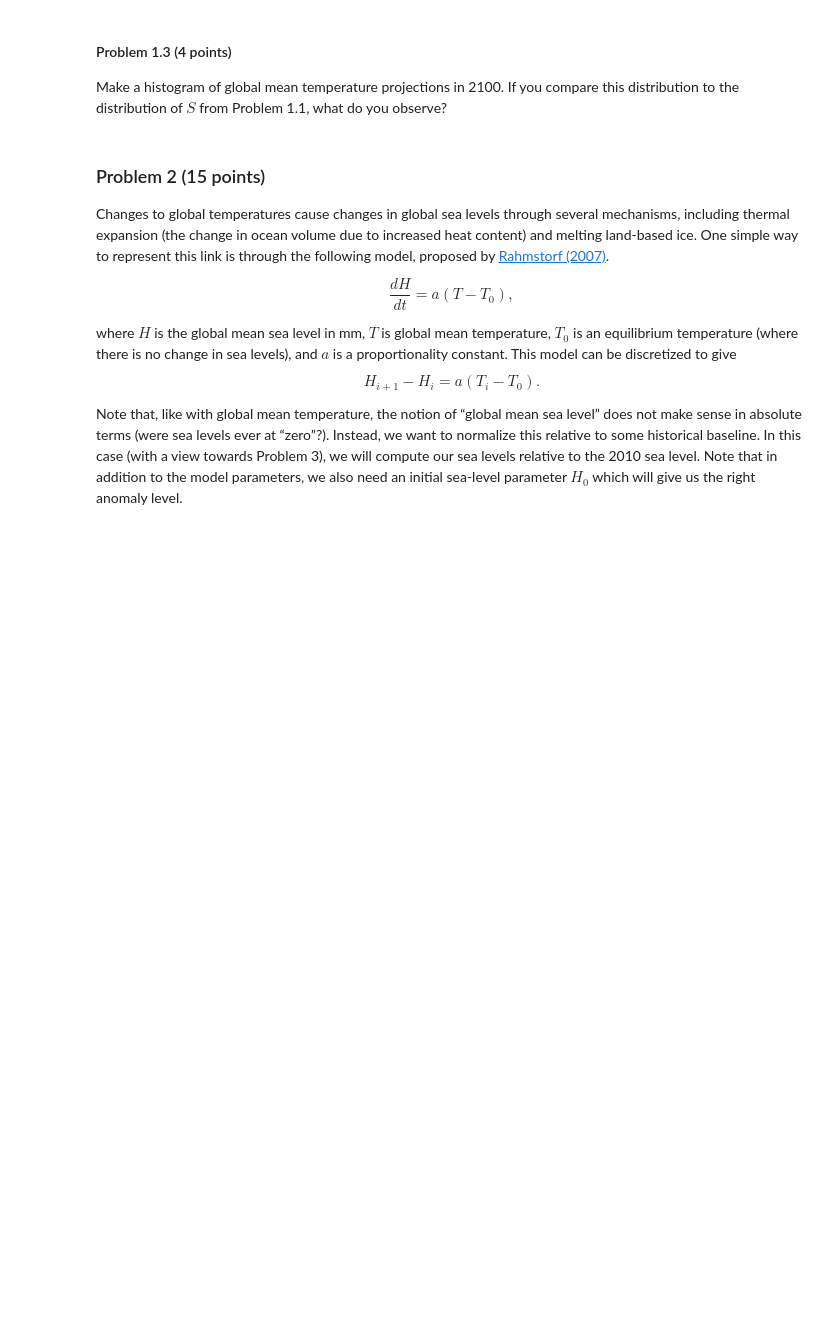
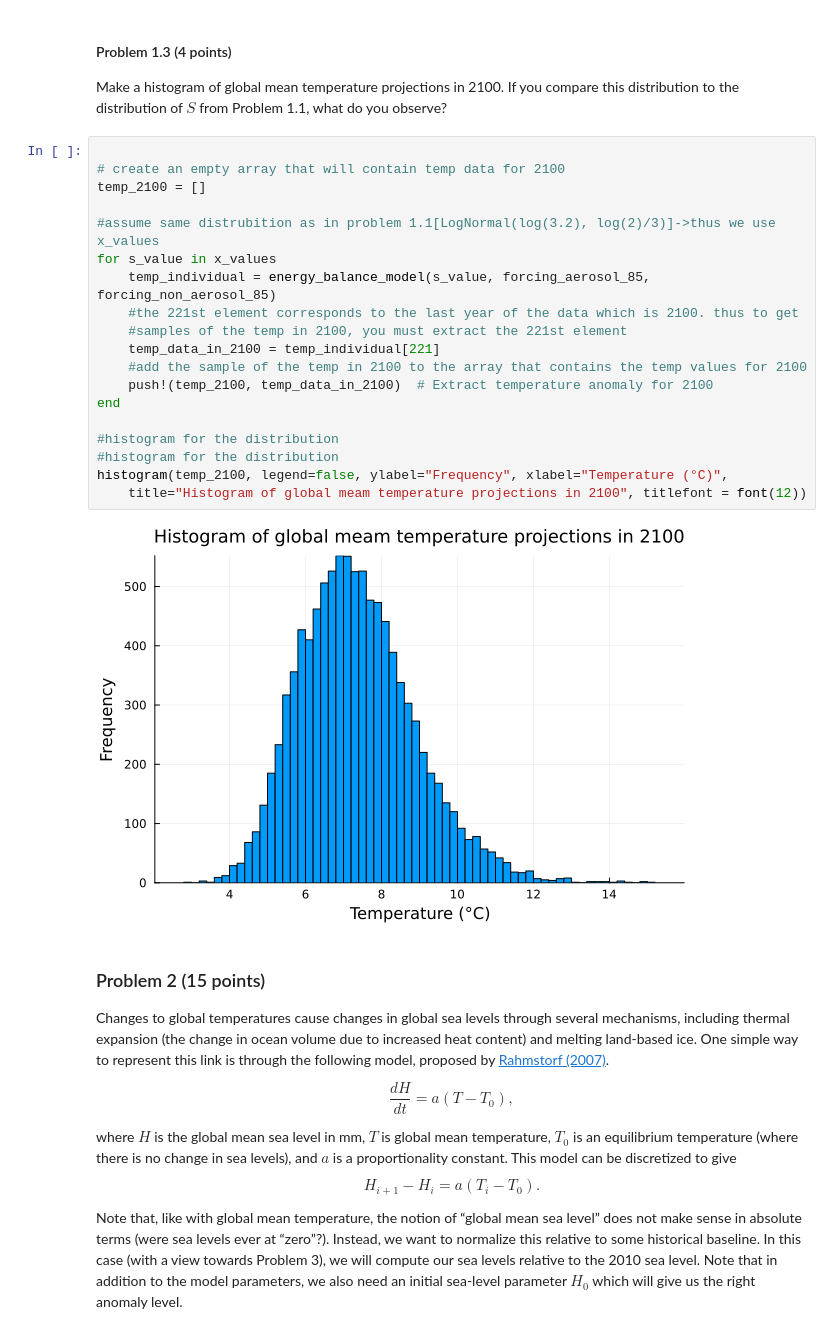
Before and after one commit to BEE4750-FA23/hw3-bsp67, a Jupyter notebook: hw03.ipynb, the cells around one changed output. Drawn from its saved outputs; the diff is of its cells as text; blank space fills up the shorter version.

```diff
--- a/hw03.ipynb
+++ b/hw03.ipynb
@@ -164,6 +202,27 @@ mean temperature. Plot the median and 90% predictive distribution
 Make a histogram of global mean temperature projections in 2100. If you
 compare this distribution to the distribution of $S$ from Problem 1.1,
 what do you observe?
+# %%
+
+# create an empty array that will contain temp data for 2100
+temp_2100 = []
+
+#assume same distrubition as in problem 1.1[LogNormal(log(3.2), log(2)/3)]->thus we use x_values
+for s_value in x_values
+    temp_individual = energy_balance_model(s_value, forcing_aerosol_85, forcing_non_aerosol_85)
+    #the 221st element corresponds to the last year of the data which is 2100. thus to get
+    #samples of the temp in 2100, you must extract the 221st element
+    temp_data_in_2100 = temp_individual[221]
+    #add the sample of the temp in 2100 to the array that contains the temp values for 2100
+    push!(temp_2100, temp_data_in_2100)  # Extract temperature anomaly for 2100
+end
+
+#histogram for the distribution
+#histogram for the distribution
+histogram(temp_2100, legend=false, ylabel="Frequency", xlabel="Temperature (°C)",
+    title="Histogram of global meam temperature projections in 2100", titlefont = font(12))
+# %% [output]
+[figure, added]
 # %% [markdown]
 ### Problem 2 (15 points)
 
```
Also changed, not shown: parts of 9 cells of this notebook.
